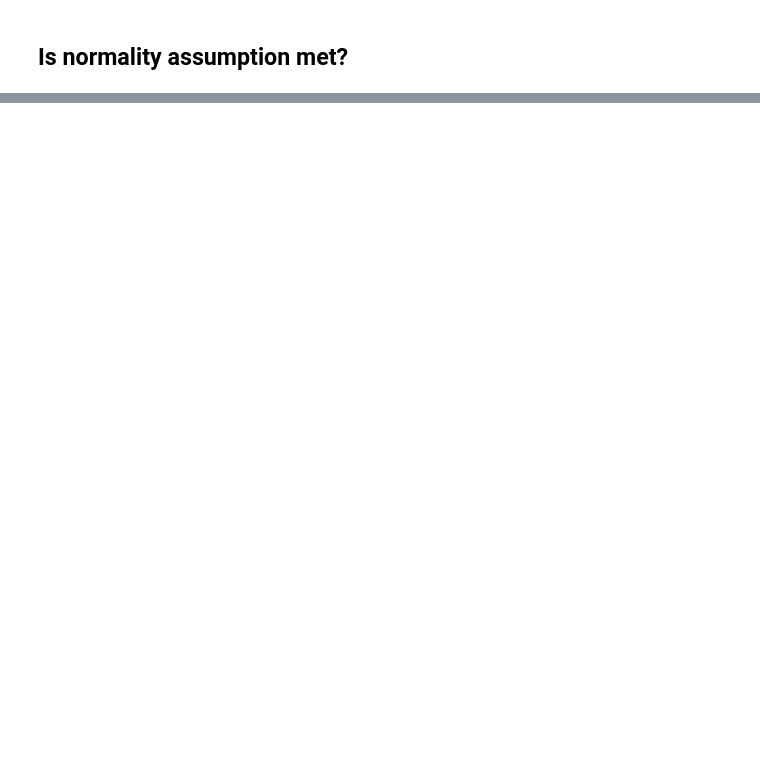
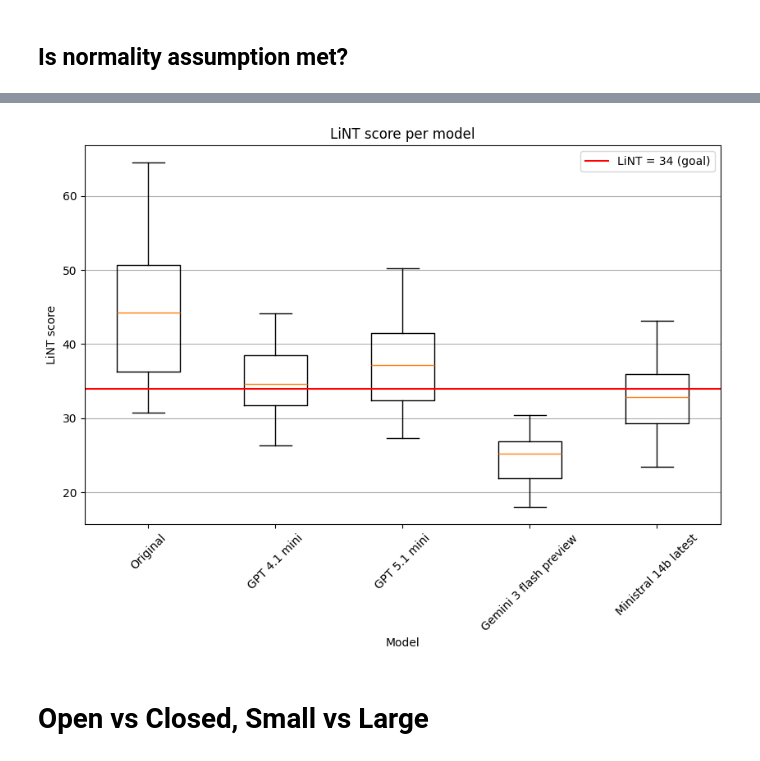
Before and after one commit to ChielChiel/Thesis-LLM-LiNT, a Jupyter notebook: anova.ipynb, the cells around one changed output, grey strips where cells are left out. Drawn from its saved outputs; the diff is of its cells as text; code cells hidden in the pictures; blank space fills up the shorter version.

```diff
--- a/anova.ipynb
+++ b/anova.ipynb
@@ -350,0 +351,3 @@ posthocs
+# %%
+long_model_df.loc[(long_model_df.model == 'ChatGPT 4.1 mini/gpt-4.1-mini') & (long_model_df.prompt_type == 'Org'), 'model'] = 'Original'
+long_model_df
@@ -350,0 +368,4 @@ posthocs
+# %%
+# This has the orignal lint scores for tekst without prompt (baseline) and contains 4 prompts * 40 dummy (mean) values.
+anova_check_model_df = long_model_df[(long_model_df.prompt_type.isin(['dummy_prompt'])) | ((long_model_df.model == 'Original') & (long_model_df.prompt_type == 'Org'))]
+anova_check_model_df
@@ -350,0 +430,3 @@ posthocs
+# %%
+zh = anova_check_model_df.groupby('model')
+zh.groups.items()
@@ -350,0 +451,26 @@ posthocs
+# %%
+valk_model = dict(
+    {
+        'Original': dict(tuple(zh))['Original']['score'].values,
+        'GPT 4.1 mini': dict(tuple(zh))['ChatGPT 4.1 mini/gpt-4.1-mini']['score'].values,
+        'GPT 5.1 mini': dict(tuple(zh))['GPT 5.1 mini/gpt-5-mini']['score'].values,
+        'Gemini 3 flash preview': dict(tuple(zh))['Gemini/gemini-3-flash-preview']['score'].values,
+        'Ministral 14b latest': dict(tuple(zh))['Mistral/ministral-14b-latest']['score'].values,
+    }
+
+)
+# %%
+fig, ax = plt.subplots(figsize=(10, 6))
+ax.boxplot(valk_model.values())
+ax.set_xticklabels(list(valk_model.keys()), rotation = 45)
+ax.set_title("LiNT score per model")
+ax.set_ylabel("LiNT score")
+ax.set_xlabel("Model")
+ax.axhline(y=34, color='r', linestyle='-', label="LiNT = 34 (goal)")# ax.
+ax.grid(axis='y')
+ax.legend()
+plt.show()
+# %% [output]
+[figure, added]
+# %% [markdown]
+# Open vs Closed, Small vs Large
```
Also changed, not shown: parts of 93 cells of this notebook, 12 other files.
